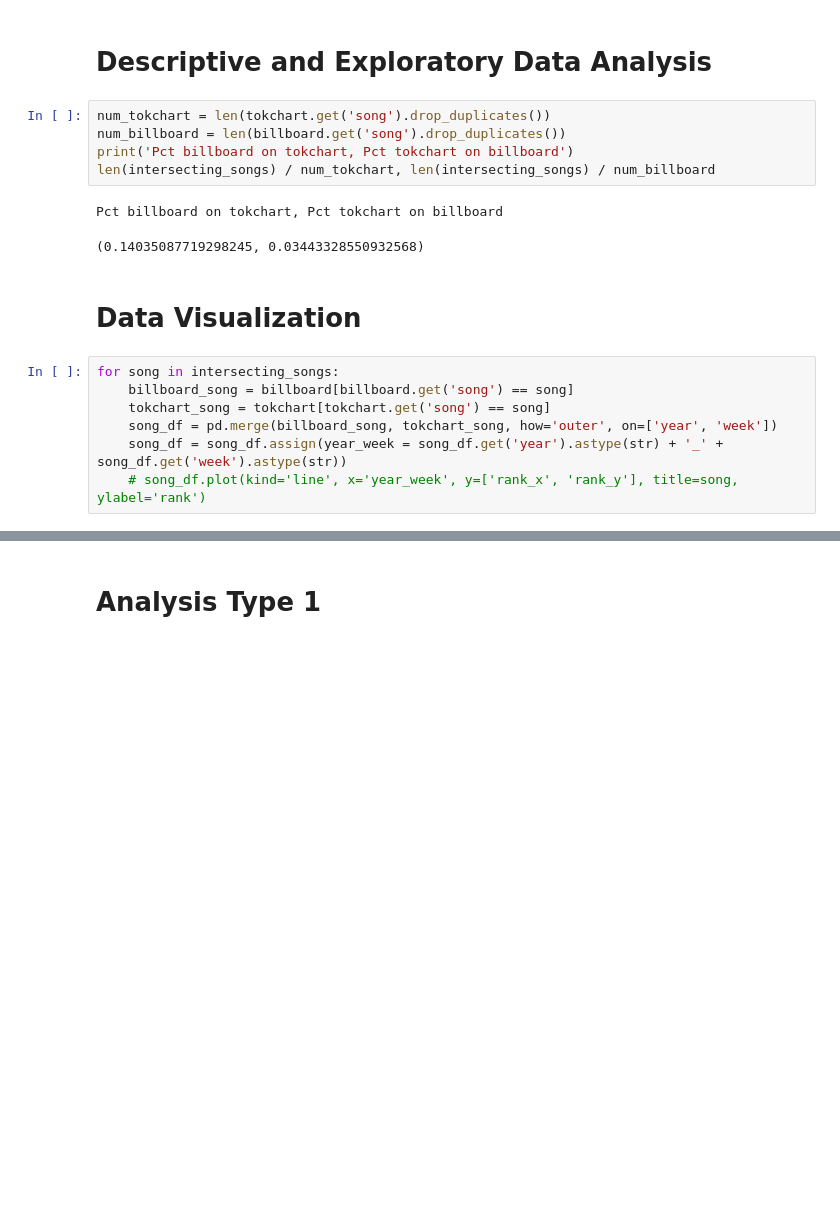
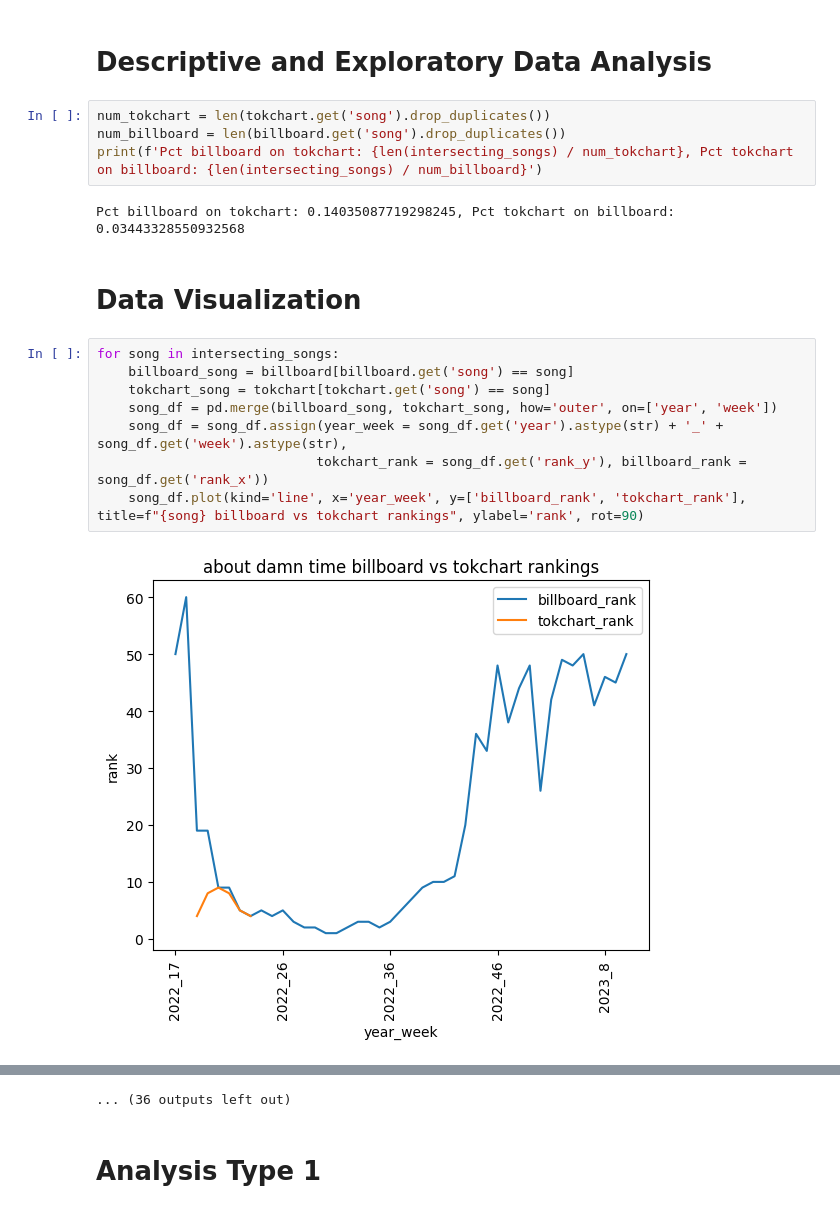
Before and after one commit to CarterT27/tiktok_billboard_virality, a Jupyter notebook: analysis/Analysis.ipynb, the cells around one changed output, grey strips where cells are left out. Saved outputs shown, nothing was run; the diff lists cells and outputs as text; blank space fills up the shorter version.

```diff
--- a/analysis/Analysis.ipynb
+++ b/analysis/Analysis.ipynb
@@ -113,17 +95,18 @@ df
 # %%
 num_tokchart = len(tokchart.get('song').drop_duplicates())
 num_billboard = len(billboard.get('song').drop_duplicates())
-print('Pct billboard on tokchart, Pct tokchart on billboard')
-len(intersecting_songs) / num_tokchart, len(intersecting_songs) / num_billboard
+print(f'Pct billboard on tokchart: {len(intersecting_songs) / num_tokchart}, Pct tokchart on billboard: {len(intersecting_songs) / num_billboard}')
 # %% [output]
-Pct billboard on tokchart, Pct tokchart on billboard
+Pct billboard on tokchart: 0.14035087719298245, Pct tokchart on billboard: 0.03443328550932568
-(0.14035087719298245, 0.03443328550932568)
 # %% [markdown]
 # Data Visualization
 # %%
 for song in intersecting_songs:
     billboard_song = billboard[billboard.get('song') == song]
     tokchart_song = tokchart[tokchart.get('song') == song]
     song_df = pd.merge(billboard_song, tokchart_song, how='outer', on=['year', 'week'])
-    song_df = song_df.assign(year_week = song_df.get('year').astype(str) + '_' + song_df.get('week').astype(str))
-    # song_df.plot(kind='line', x='year_week', y=['rank_x', 'rank_y'], title=song, ylabel='rank')
+    song_df = song_df.assign(year_week = song_df.get('year').astype(str) + '_' + song_df.get('week').astype(str),
+                            tokchart_rank = song_df.get('rank_y'), billboard_rank = song_df.get('rank_x'))
+    song_df.plot(kind='line', x='year_week', y=['billboard_rank', 'tokchart_rank'], title=f"{song} billboard vs tokchart rankings", ylabel='rank', rot=90)
+# %% [output]
+[figure, added]
@@ -130,3 +124,4 @@ for song in intersecting_songs:
+... (36 outputs left out)
 # %% [markdown]
 # Analysis Type 1
 # %%
```
Also changed, not shown: parts of 6 cells of this notebook, 1 other file.
